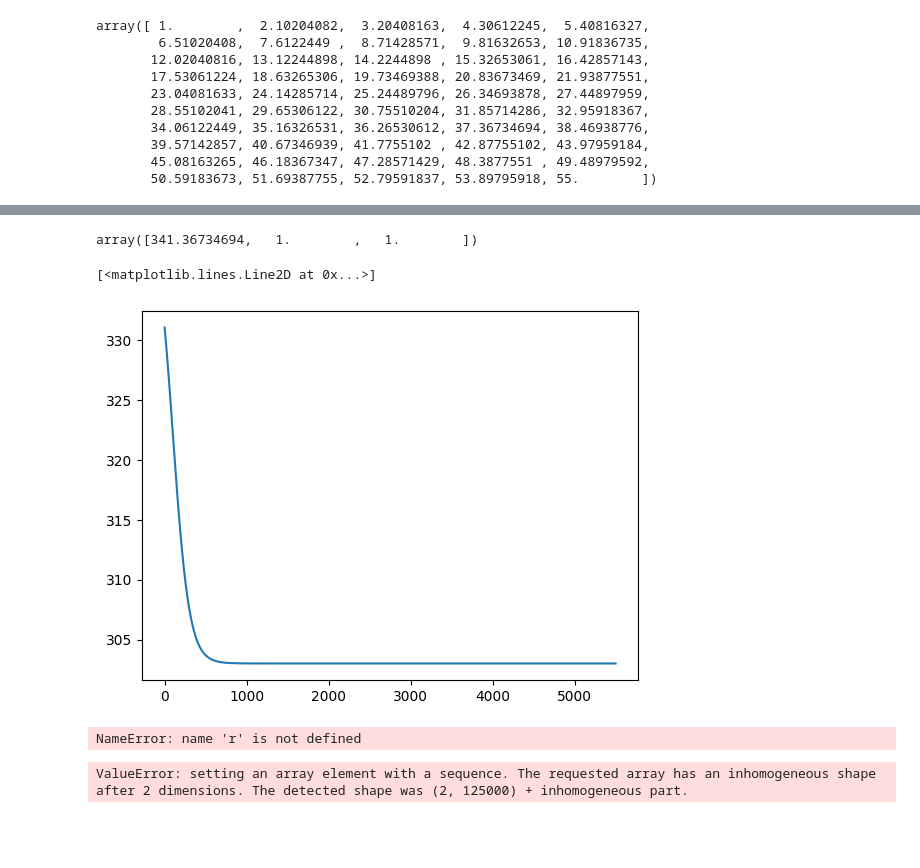
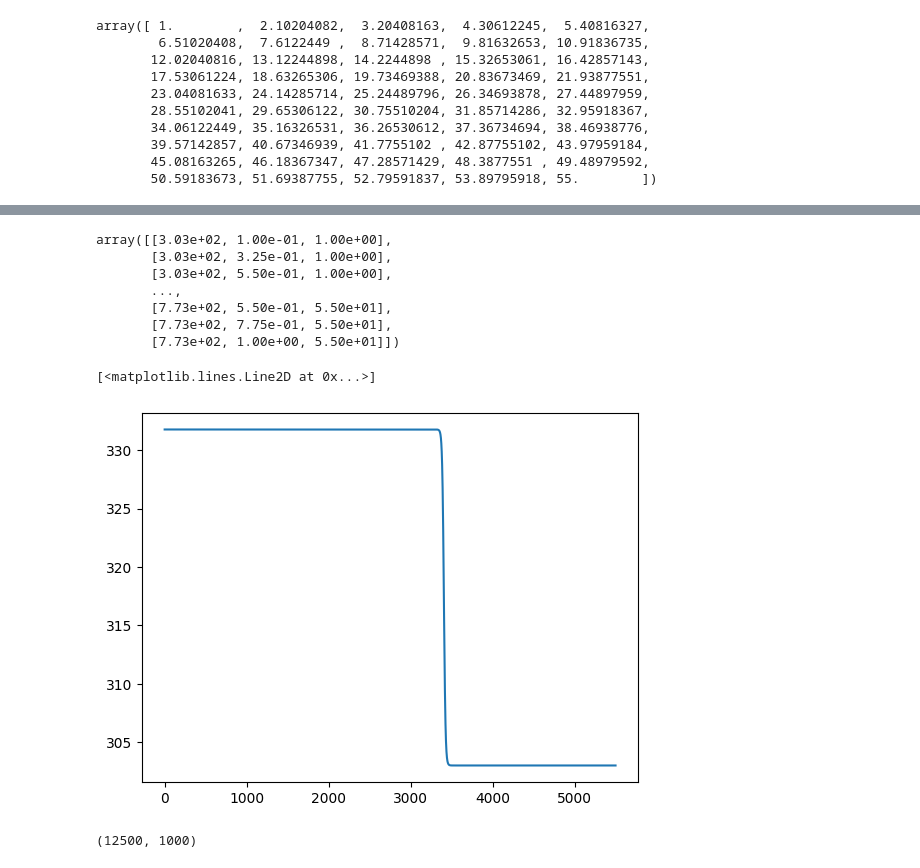
Before and after one commit to CaffineAddic/Flame_dianostics-temperature_profile_estimation_using_ML, a Jupyter notebook: Spectra_gen/Profile/Top_hat_profile.ipynb, the cells around one changed output, grey strips where cells are left out. Saved outputs shown, nothing was run; the diff lists cells and outputs as text; code cells hidden in the pictures; blank space fills up the shorter version.

```diff
--- a/Spectra_gen/Profile/Top_hat_profile.ipynb
+++ b/Spectra_gen/Profile/Top_hat_profile.ipynb
@@ -11,11 +11,11 @@ def bolts(A2, A3, x, x_o):
     A1 = 303
     a = []
     y = []
-    for i in range(len(A2)):
-        for j in range(len(A3)):
-            for k in range(len(x_o)):
-                b = A1 + (A2[i] - A1)/(1+np.exp((x-x_o[k])/A3[j]))
+    for i in A2:
+        for k in x_o:
+            for j in A3:
+                b = A1 + (i - A1)/(1+np.exp((x-k)/j))
                 a.append(b)
-                y.append([A2[i], A3[j], x_o[k]])
+                y.append([i , j, k])
     return(np.array(a), np.array(y))
 # %%
@@ -30,6 +35,6 @@ def bolts(A2, A3, x, x_o):
 # %%
 A2 = np.linspace(303, 773, 50)
-A3 = np.linspace(0.01, 1, 50)
+A3 = np.linspace(0.1, 1, 5)
 x_o = np.linspace(1, 55, 50)
 x = np.linspace(0, 55, 5500)
 
@@ -58,13 +79,15 @@ e2 = np.array(e2)
 # %%
-e2[12450]
+e2
 # %% [output]
-array([341.36734694,   1.        ,   1.        ])
+array([[3.03e+02, 1.00e-01, 1.00e+00],
+       [3.03e+02, 3.25e-01, 1.00e+00],
+       [3.03e+02, 5.50e-01, 1.00e+00],
+       ...,
+       [7.73e+02, 5.50e-01, 5.50e+01],
+       [7.73e+02, 7.75e-01, 5.50e+01],
+       [7.73e+02, 1.00e+00, 5.50e+01]])
 # %%
-plt.plot(e1[12450])
+plt.plot(e1[900])
 # %% [output]
 [<matplotlib.lines.Line2D at 0x...>]
-[figure, old version]
+[figure, new version]
-# %%
-r
-# %% [output]
-NameError: name 'r' is not defined
@@ -71,4 +103,6 @@ NameError: name 'r' is not defined
+# %%
+r1.shape
+# %% [output]
+(12500, 1000)
 # %%
-np.save('profile_test_1',a2)
+np.save('final_profile', r1)
-# %% [output]
-ValueError: setting an array element with a sequence. The requested array has an inhomogeneous shape after 2 dimensions. The detected shape was (2, 125000) + inhomogeneous part.
```
Also changed, not shown: parts of 9 cells of this notebook, 2 other files.
